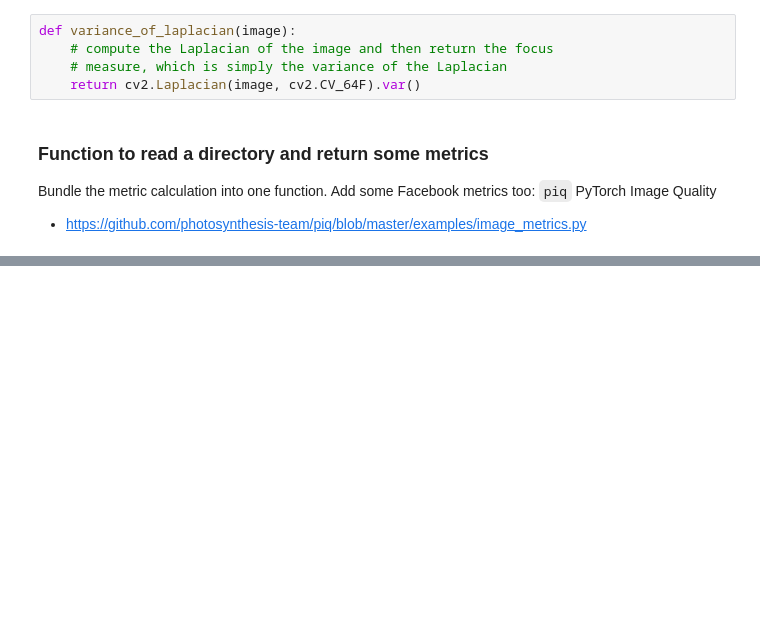
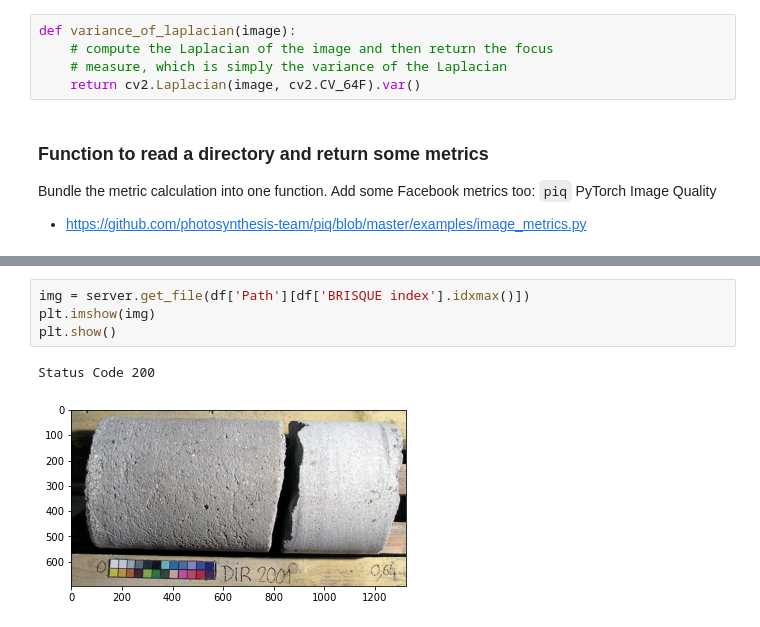
Before and after one commit to zwergon/calcimetry, a Jupyter notebook: notebooks/image-quality.ipynb, the cells around one changed output, grey strips where cells are left out. Saved outputs shown, nothing was run; the diff lists cells and outputs as text; blank space fills up the shorter version.

```diff
--- a/notebooks/image-quality.ipynb
+++ b/notebooks/image-quality.ipynb
@@ -154,0 +215,7 @@ Status Code 200
+# %%
+img = server.get_file(df['Path'][df['BRISQUE index'].idxmax()])
+plt.imshow(img)
+plt.show()
+# %% [output]
+Status Code 200
+[figure, added]
```
Also changed, not shown: parts of 12 cells of this notebook.
